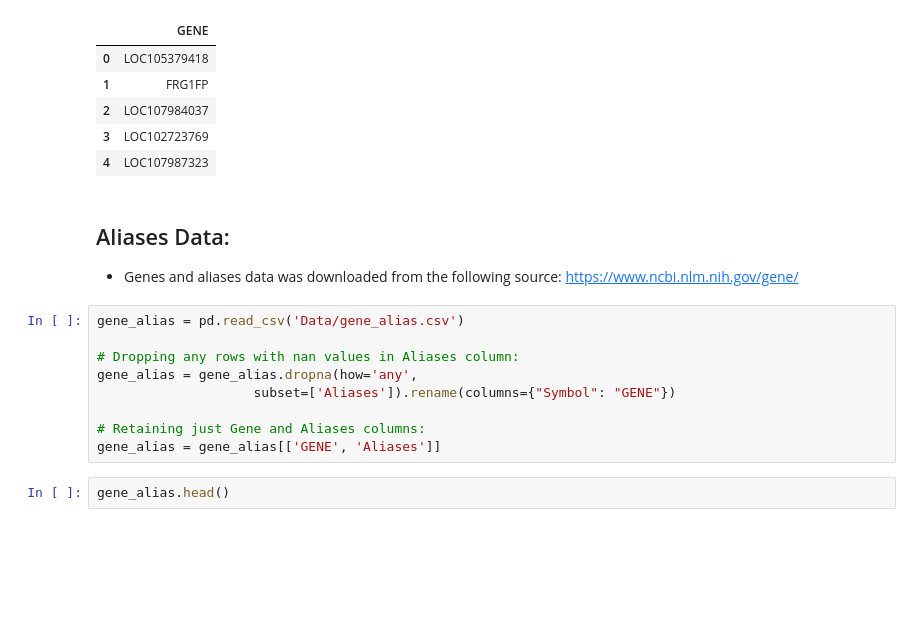
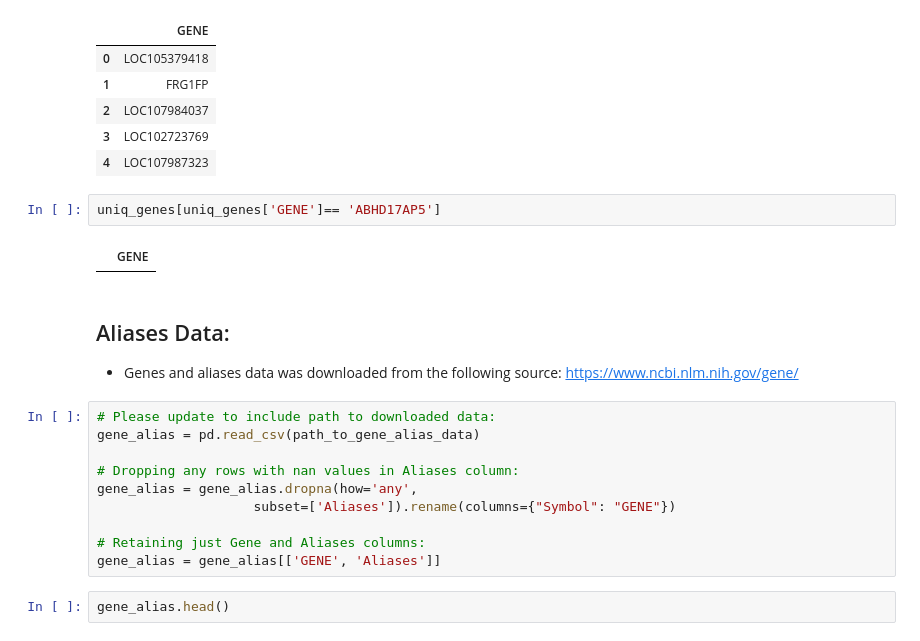
Before and after one commit to kennethchow/Software_Dev_Group_Project, a Jupyter notebook: Notebooks/Generating Gene Aliases.ipynb, the cells around one changed output. Saved outputs shown, nothing was run; the diff lists cells and outputs as text; blank space fills up the shorter version.

```diff
--- a/Notebooks/Generating Gene Aliases.ipynb
+++ b/Notebooks/Generating Gene Aliases.ipynb
@@ -47,11 +47,16 @@ uniq_genes.head()
 | 2 | LOC107984037 |
 | 3 | LOC102723769 |
 | 4 | LOC107987323 |
+# %%
+uniq_genes[uniq_genes['GENE']== 'ABHD17AP5']
+# %% [output]
+|  | GENE |
 # %% [markdown]
 ## Aliases Data:
 - Genes and aliases data was downloaded from the following source: https://www.ncbi.nlm.nih.gov/gene/
 # %%
-gene_alias = pd.read_csv('Data/gene_alias.csv')
+# Please update to include path to downloaded data:
+gene_alias = pd.read_csv(path_to_gene_alias_data)
 
 # Dropping any rows with nan values in Aliases column:
 gene_alias = gene_alias.dropna(how='any',
```
Also changed, not shown: parts of 11 cells of this notebook, 1 other file.
